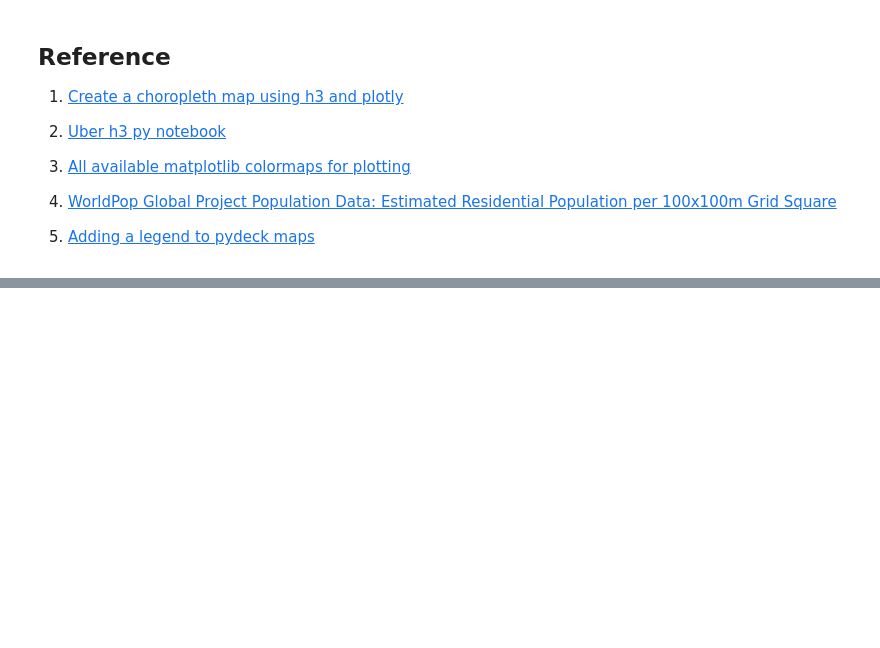
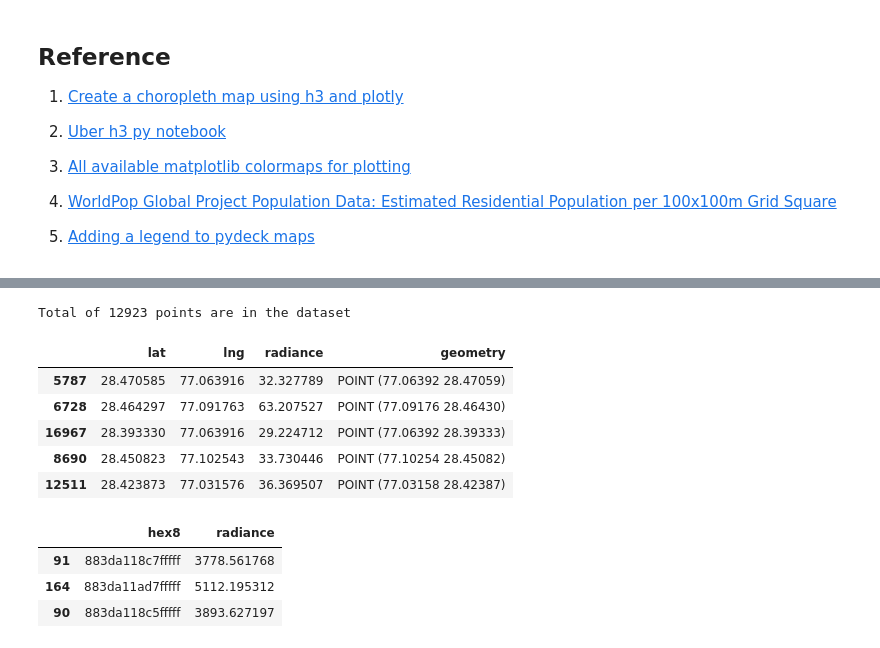
Before and after one commit to kavyajeetbora/CityHealthMonitor, a Jupyter notebook: development/population_estimate.ipynb, the cells around one changed output, grey strips where cells are left out. Saved outputs shown, nothing was run; the diff lists cells and outputs as text; code cells hidden in the pictures; blank space fills up the shorter version.

Commit message:
Add - Nighttime radiance data

```diff
--- a/development/population_estimate.ipynb
+++ b/development/population_estimate.ipynb
@@ -478,0 +496,6 @@ r
+# %%
+xds = raster_to_xyz('viirs_night_data.tif', val_col='radiance')
+xds = xds[xds['radiance']>0]
+print(xds.shape)
+print(xds['radiance'].min(), xds['radiance'].max())
+xds.head()
@@ -478,0 +511,21 @@ r
+# %%
+aoi = gurgaon_gdf['geometry'].iloc[0]
+gdf = convert_to_gdf(xds, aoi)
+gdf.sample(5)
+# %% [output]
+Total of 12923 points are in the dataset
+|  | lat | lng | radiance | geometry |
+| 5787 | 28.470585 | 77.063916 | 32.327789 | POINT (77.06392 28.47059) |
+| 6728 | 28.464297 | 77.091763 | 63.207527 | POINT (77.09176 28.46430) |
+| 16967 | 28.393330 | 77.063916 | 29.224712 | POINT (77.06392 28.39333) |
+| 8690 | 28.450823 | 77.102543 | 33.730446 | POINT (77.10254 28.45082) |
+| 12511 | 28.423873 | 77.031576 | 36.369507 | POINT (77.03158 28.42387) |
+# %%
+APERTURE_SIZE=8
+radiance_data = aggregate_gdf_by_h3(gdf, APERTURE_SIZE=APERTURE_SIZE, agg='sum', val_col='radiance')
+radiance_data.sample(3)
+# %% [output]
+|  | hex8 | radiance |
+| 91 | 883da118c7fffff | 3778.561768 |
+| 164 | 883da11ad7fffff | 5112.195312 |
+| 90 | 883da118c5fffff | 3893.627197 |
```
Also changed, not shown: parts of 7 cells of this notebook.
